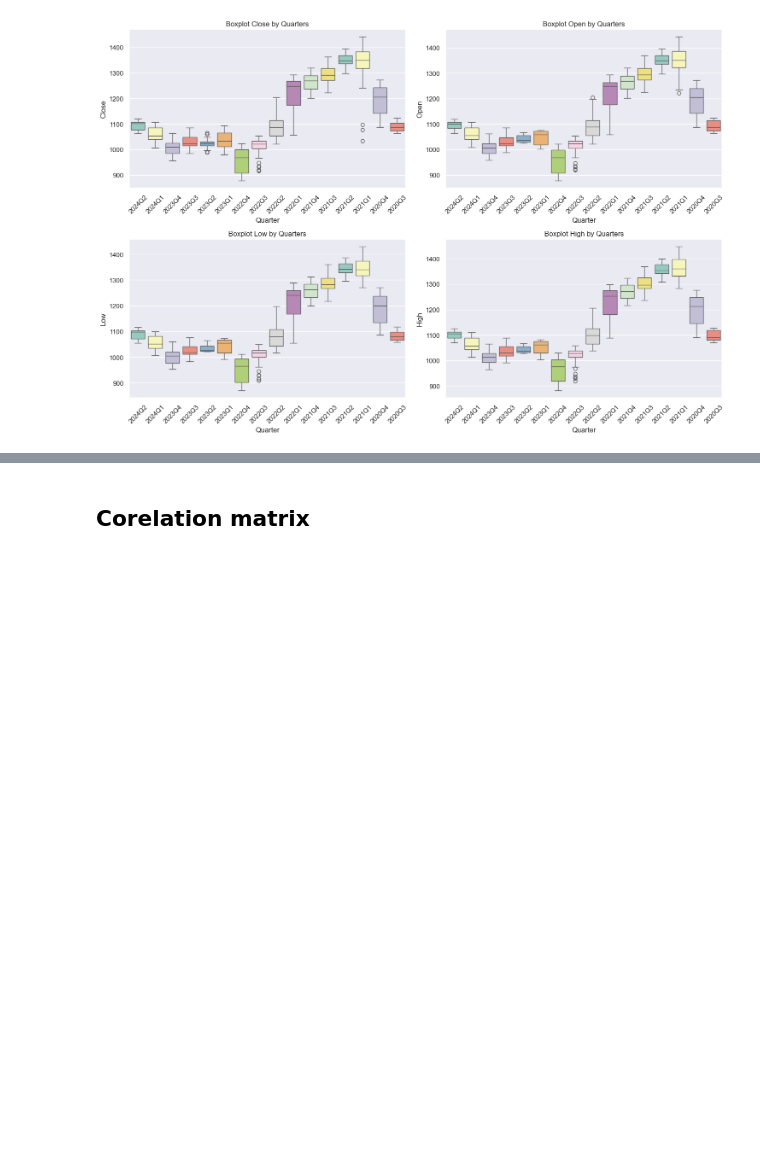
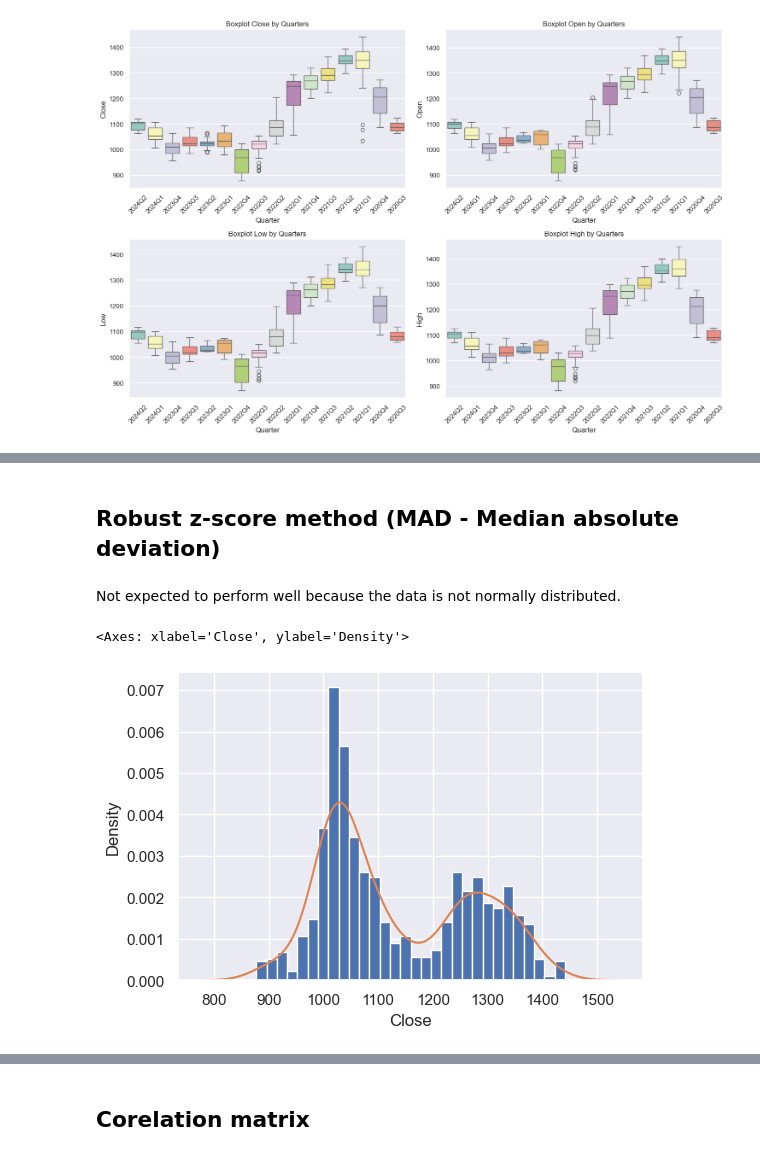
Before and after one commit to corfesh/LSEG-Quant-Challenge, a Jupyter notebook: LsegChallenge.ipynb, the cells around one changed output, grey strips where cells are left out. Drawn from its saved outputs; the diff is of its cells as text; code cells hidden in the pictures; blank space fills up the shorter version.

```diff
--- a/LsegChallenge.ipynb
+++ b/LsegChallenge.ipynb
@@ -151,0 +186,12 @@ plt.show()
+# %% [markdown]
+## Robust z-score method (MAD - Median absolute deviation)
+# %% [markdown]
+Not expected to perform well because the data is not normally distributed.
+# %%
+plt.figure(figsize=(6, 4))
+plt.hist(df['Close'], bins=30, density=True)
+
+sns.kdeplot(df['Close'])
+# %% [output]
+<Axes: xlabel='Close', ylabel='Density'>
+[figure, added]
```
Also changed, not shown: parts of 17 cells of this notebook.
